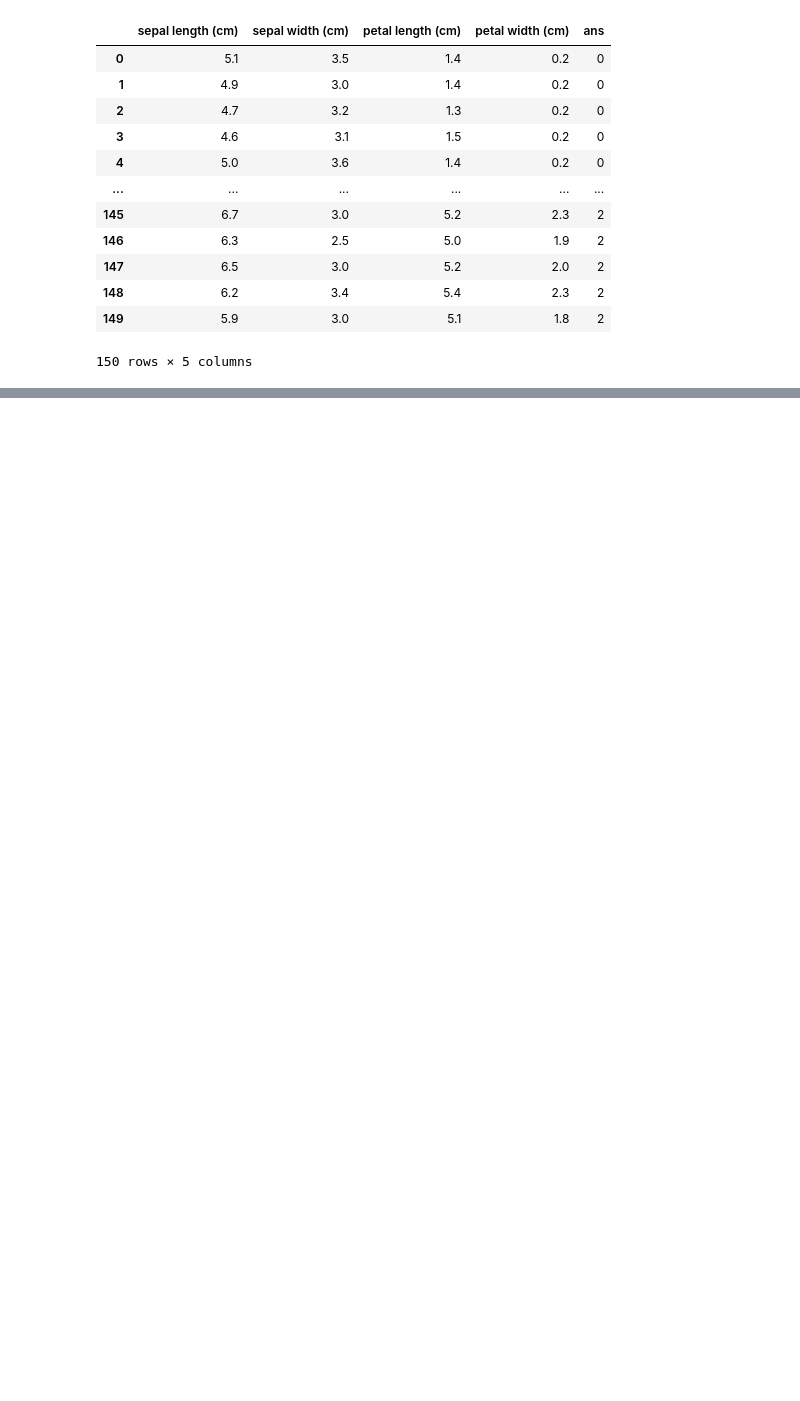
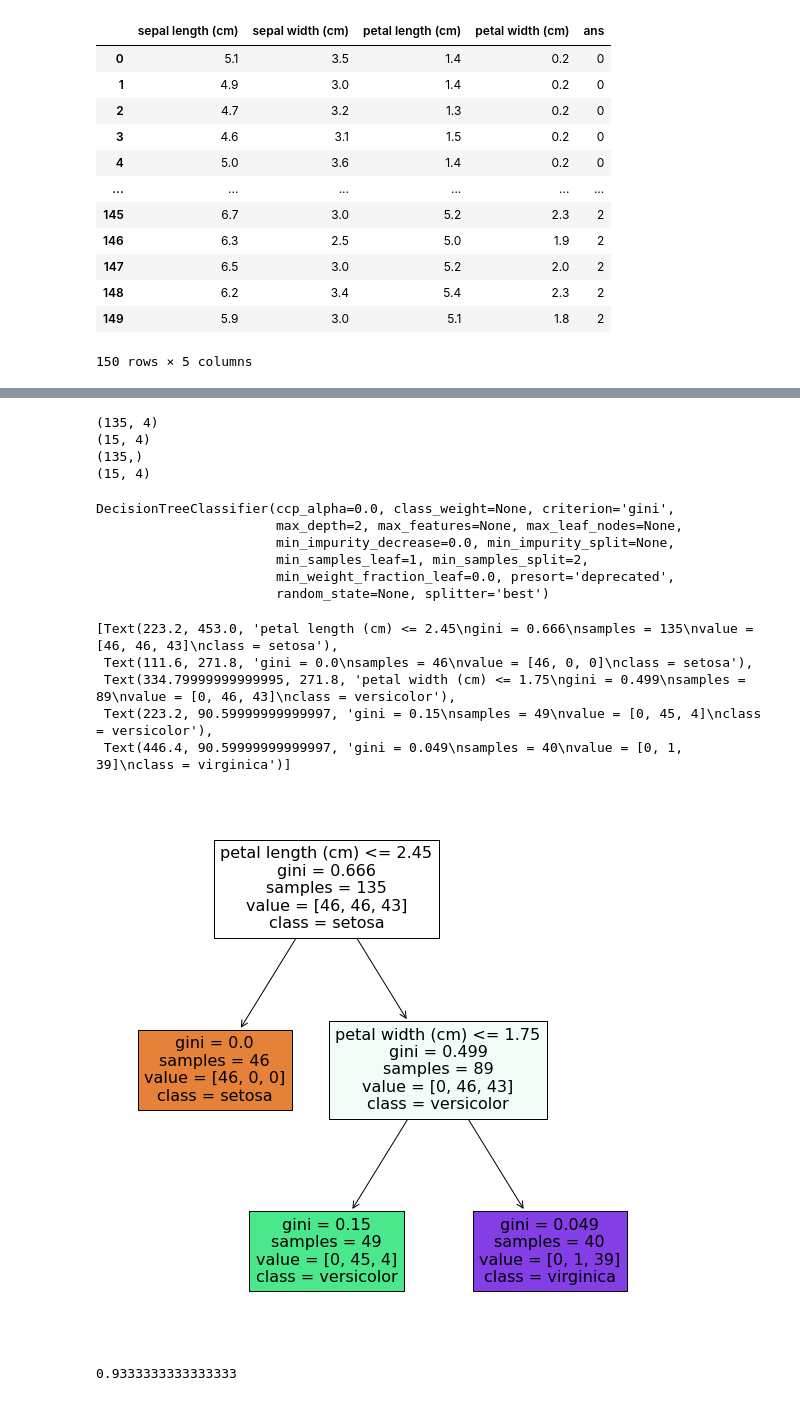
Before and after one commit to kurtlee1984/20210602, a Jupyter notebook: classification.ipynb, the cells around one changed output, grey strips where cells are left out. Cells and saved outputs as stored; diff of their text form; code cells hidden in the pictures; blank space fills up the shorter version.

```diff
--- a/classification.ipynb
+++ b/classification.ipynb
@@ -26,0 +68,51 @@ df
+# %%
+#sklearn前,pandas.DataFrame
+#sklearn後,np.arry
+import numpy as np
+from sklearn.model_selection import train_test_split
+x, y = np.array(df.drop(["ans"], axis=1)), np.array(df["ans"])
+# 90% x , 10%x ,90%y, 10%y
+x_train, x_test, y_train, y_test = train_test_split(x, y, test_size=0.1)
+
+print(x_train.shape)
+print(x_test.shape)
+print(y_train.shape)
+print(x_test.shape)
+# %% [output]
+(135, 4)
+(15, 4)
+(135,)
+(15, 4)
+# %%
+#Decision Tree
+from sklearn.tree import DecisionTreeClassifier
+clf = DecisionTreeClassifier(max_depth=2)
+clf.fit(x_train, y_train)
+# %% [output]
+DecisionTreeClassifier(ccp_alpha=0.0, class_weight=None, criterion='gini',
+                       max_depth=2, max_features=None, max_leaf_nodes=None,
+                       min_impurity_decrease=0.0, min_impurity_split=None,
+                       min_samples_leaf=1, min_samples_split=2,
+                       min_weight_fraction_leaf=0.0, presort='deprecated',
+                       random_state=None, splitter='best')
+# %%
+import matplotlib.pyplot as plt
+from sklearn.tree import plot_tree
+plt.figure(figsize=(10, 10 ))
+plot_tree(clf,
+          feature_names=iris["feature_names"],
+          class_names=iris["target_names"],
+          filled = True)
+# %% [output]
+[Text(223.2, 453.0, 'petal length (cm) <= 2.45\ngini = 0.666\nsamples = 135\nvalue = [46, 46, 43]\nclass = setosa'),
+ Text(111.6, 271.8, 'gini = 0.0\nsamples = 46\nvalue = [46, 0, 0]\nclass = setosa'),
+ Text(334.79999999999995, 271.8, 'petal width (cm) <= 1.75\ngini = 0.499\nsamples = 89\nvalue = [0, 46, 43]\nclass = versicolor'),
+ Text(223.2, 90.59999999999997, 'gini = 0.15\nsamples = 49\nvalue = [0, 45, 4]\nclass = versicolor'),
+ Text(446.4, 90.59999999999997, 'gini = 0.049\nsamples = 40\nvalue = [0, 1, 39]\nclass = virginica')]
+[figure, added]
+# %%
+from sklearn.metrics import accuracy_score
+pre = clf.predict(x_test)
+accuracy_score(pre, y_test)
+# %% [output]
+0.9333333333333333
```
Also changed, not shown: parts of 3 cells of this notebook.
